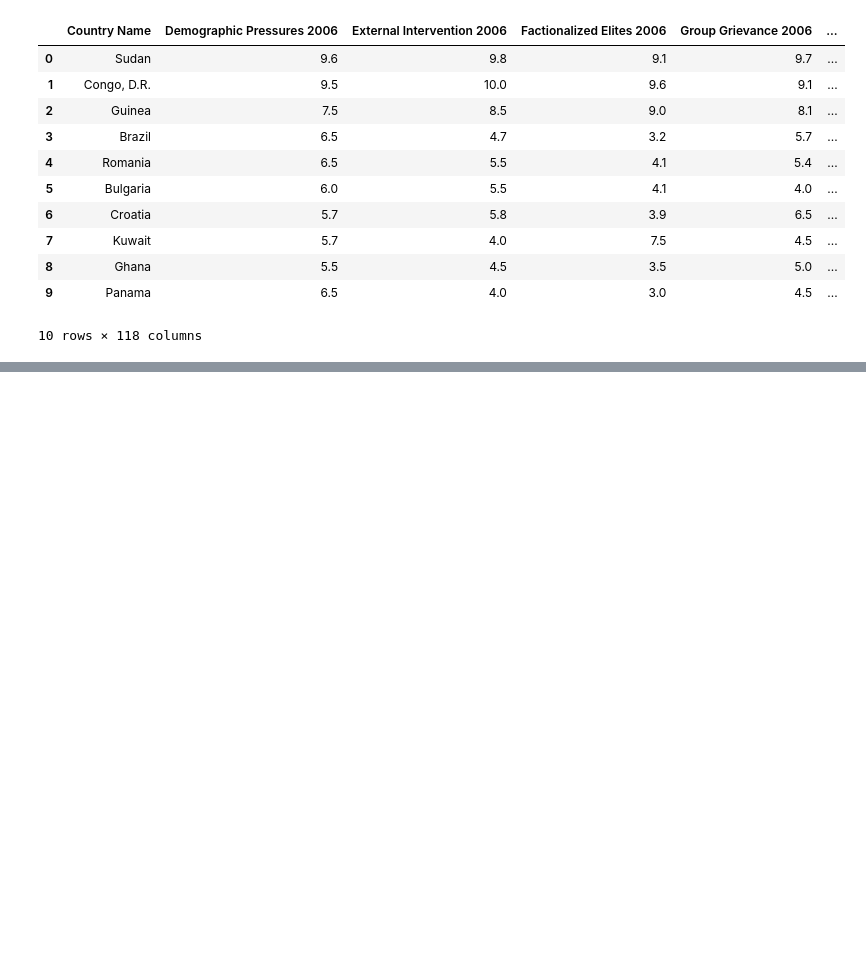
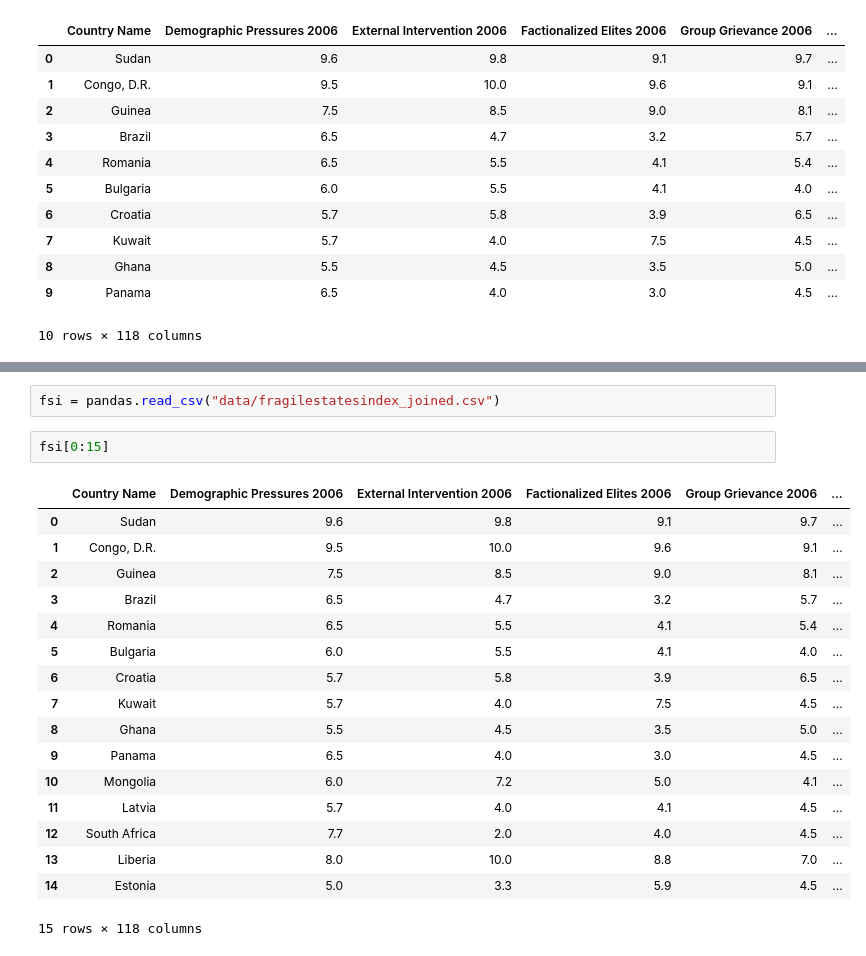
Before and after one commit to zacharydfriedlander/refugee-analysis, a Jupyter notebook: Exploration.ipynb, the cells around one changed output, grey strips where cells are left out. Drawn from its saved outputs; the diff is of its cells as text; blank space fills up the shorter version.

Commit message:
New data, plus updates to FSI cleanup

```diff
--- a/Exploration.ipynb
+++ b/Exploration.ipynb
@@ -23,0 +40,22 @@ data_raw[0:10]
+# %%
+fsi = pandas.read_csv("data/fragilestatesindex_joined.csv")
+# %%
+fsi[0:15]
+# %% [output]
+|  | Country Name | Demographic Pressures 2006 | External Intervention 2006 | Factionalized Elites 2006 | Group Grievance 2006 | ... |
+| 0 | Sudan | 9.6 | 9.8 | 9.1 | 9.7 | ... |
+| 1 | Congo, D.R. | 9.5 | 10.0 | 9.6 | 9.1 | ... |
+| 2 | Guinea | 7.5 | 8.5 | 9.0 | 8.1 | ... |
+| 3 | Brazil | 6.5 | 4.7 | 3.2 | 5.7 | ... |
+| 4 | Romania | 6.5 | 5.5 | 4.1 | 5.4 | ... |
+| 5 | Bulgaria | 6.0 | 5.5 | 4.1 | 4.0 | ... |
+| 6 | Croatia | 5.7 | 5.8 | 3.9 | 6.5 | ... |
+| 7 | Kuwait | 5.7 | 4.0 | 7.5 | 4.5 | ... |
+| 8 | Ghana | 5.5 | 4.5 | 3.5 | 5.0 | ... |
+| 9 | Panama | 6.5 | 4.0 | 3.0 | 4.5 | ... |
+| 10 | Mongolia | 6.0 | 7.2 | 5.0 | 4.1 | ... |
+| 11 | Latvia | 5.7 | 4.0 | 4.1 | 4.5 | ... |
+| 12 | South Africa | 7.7 | 2.0 | 4.0 | 4.5 | ... |
+| 13 | Liberia | 8.0 | 10.0 | 8.8 | 7.0 | ... |
+| 14 | Estonia | 5.0 | 3.3 | 5.9 | 4.5 | ... |
+15 rows × 118 columns
```
Also changed, not shown: parts of 2 cells of this notebook, 20 other files.
